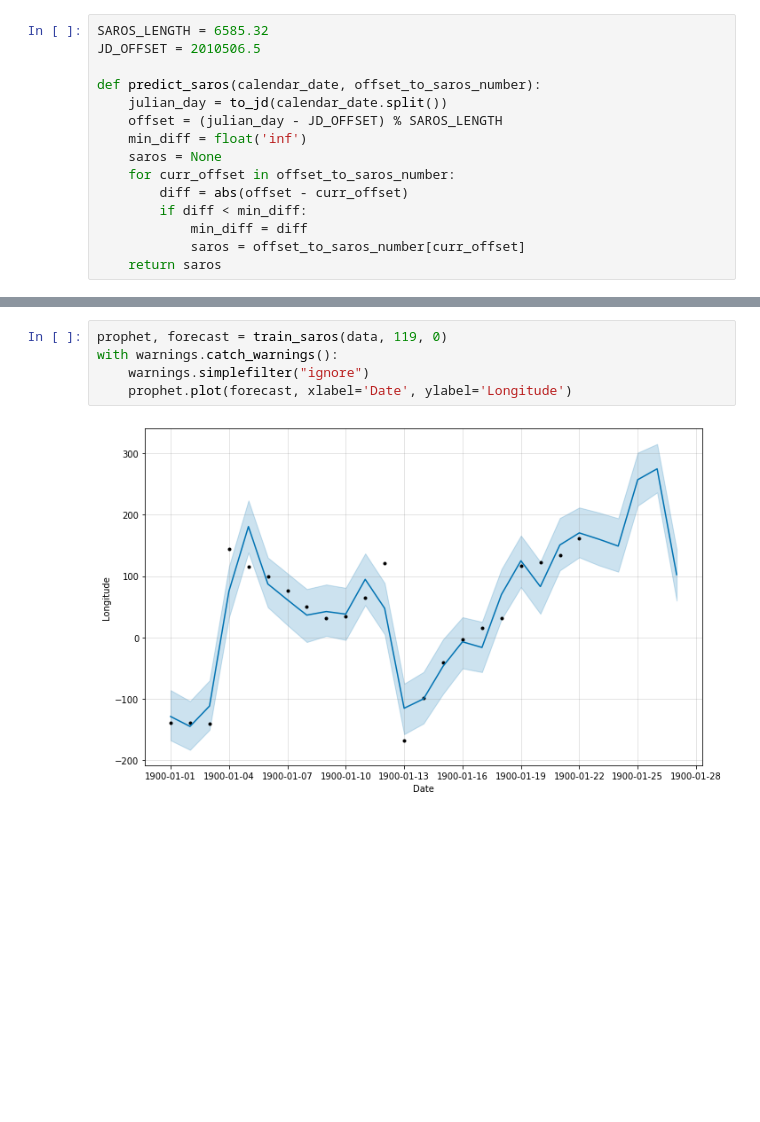
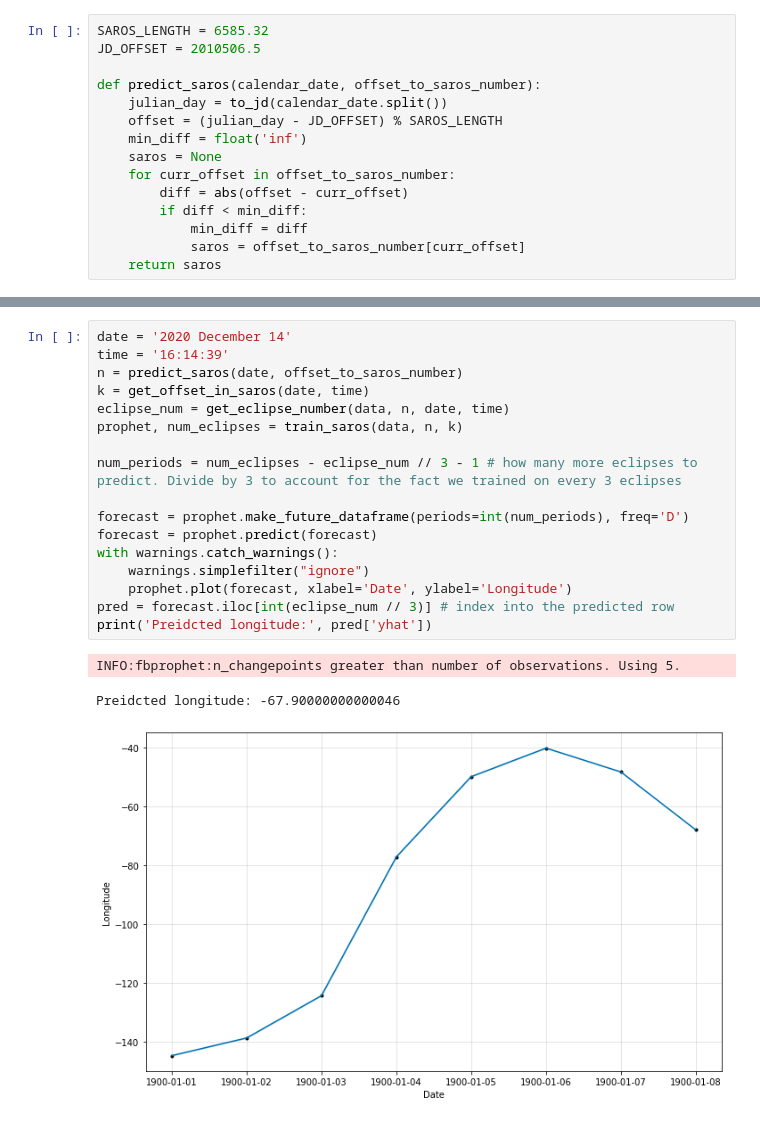
Before and after one commit to Kaahan/skep_project_s_final, a Jupyter notebook: eclipse/predict_eclipse.ipynb, the cells around one changed output, grey strips where cells are left out. Drawn from its saved outputs; the diff is of its cells as text; blank space fills up the shorter version.

```diff
--- a/eclipse/predict_eclipse.ipynb
+++ b/eclipse/predict_eclipse.ipynb
@@ -586,7 +583,21 @@ with warnings.catch_warnings():
-# %%
-prophet, forecast = train_saros(data, 119, 0)
-with warnings.catch_warnings():
-    warnings.simplefilter("ignore")
-    prophet.plot(forecast, xlabel='Date', ylabel='Longitude')
-# %% [output]
-[figure, removed]
+# %%
+date = '2020 December 14'
+time = '16:14:39'
+n = predict_saros(date, offset_to_saros_number)
+k = get_offset_in_saros(date, time)
+eclipse_num = get_eclipse_number(data, n, date, time)
+prophet, num_eclipses = train_saros(data, n, k)
+
+num_periods = num_eclipses - eclipse_num // 3 - 1 # how many more eclipses to predict. Divide by 3 to account for the fact we trained on every 3 eclipses
+
+forecast = prophet.make_future_dataframe(periods=int(num_periods), freq='D')
+forecast = prophet.predict(forecast)
+with warnings.catch_warnings():
+    warnings.simplefilter("ignore")
+    prophet.plot(forecast, xlabel='Date', ylabel='Longitude')
+pred = forecast.iloc[int(eclipse_num // 3)] # index into the predicted row
+print('Preidcted longitude:', pred['yhat'])
+# %% [output]
+INFO:fbprophet:n_changepoints greater than number of observations. Using 5.
+Preidcted longitude: -67.90000000000046
+[figure, added]
```
Also changed, not shown: parts of 14 cells of this notebook.
